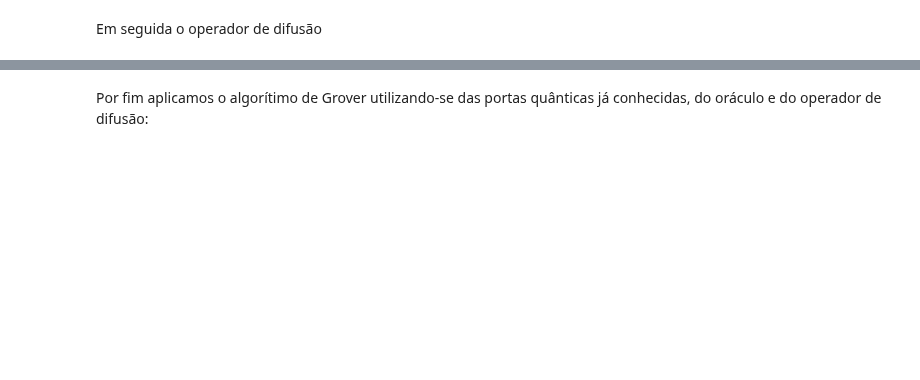
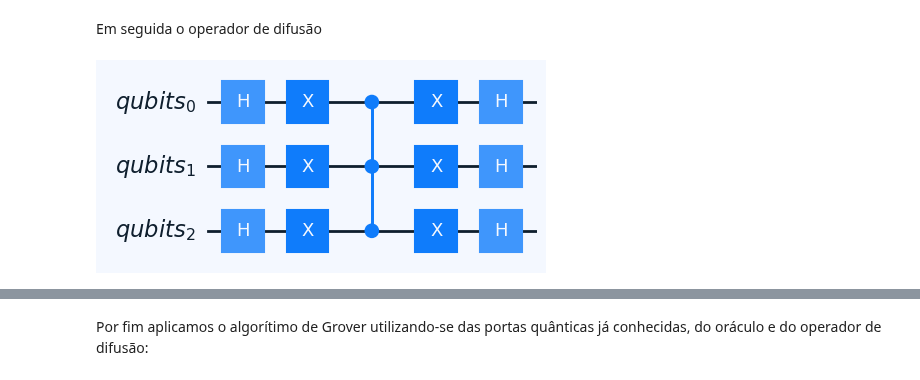
Before and after one commit to evandro-crr/ket-book, a Jupyter notebook: _sources/algoritmos/busca/09_2_1-grover.ipynb, the cells around one changed output, grey strips where cells are left out. Saved outputs shown, nothing was run; the diff lists cells and outputs as text; code cells hidden in the pictures; blank space fills up the shorter version.

```diff
--- a/_sources/algoritmos/busca/09_2_1-grover.ipynb
+++ b/_sources/algoritmos/busca/09_2_1-grover.ipynb
@@ -412,10 +419,10 @@ Em seguida o operador de difusão
 # %%
 def diffusion_operator(qubits):
     """Operador de difusão: amplifica as amplitudes dos estados marcados."""
-    H(qubits)
-    X(qubits)
-    H(qubits[-1])
-    ctrl(qubits[:-1], X, qubits[-1])  # Controle multi-qubit
-    H(qubits[-1])
-    X(qubits)
-    H(qubits)
+    with around(cat(H, X), qubits):
+        ctrl(qubits[:-1], Z)(qubits[-1])  # Controle multi-qubit
+
+
+qulib.draw(diffusion_operator, 3)
+# %% [output]
+[figure, added]
```
Also changed, not shown: parts of 5 cells of this notebook, 49 other files.
